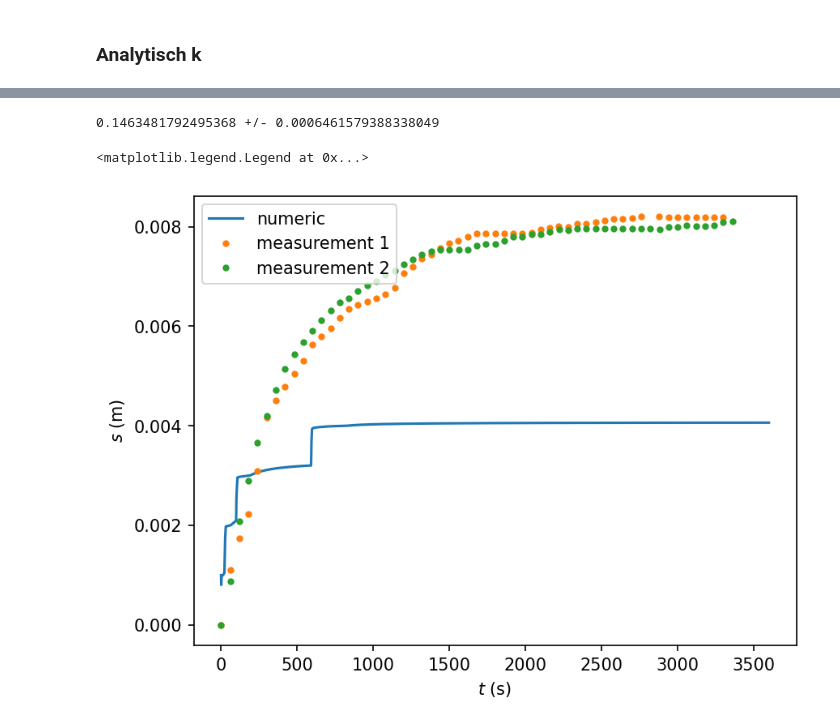
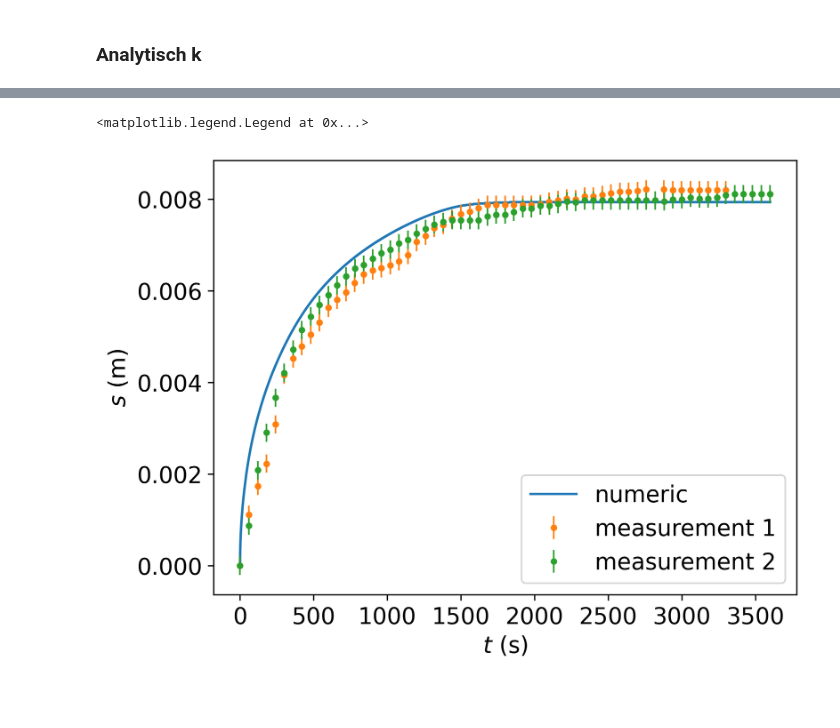
Before and after one commit to Morbotu/phase-transition-simulation, a Jupyter notebook: vergelijken_sim_real.ipynb, the cells around one changed output, grey strips where cells are left out. Drawn from its saved outputs; the diff is of its cells as text; code cells hidden in the pictures; blank space fills up the shorter version.

```diff
--- a/vergelijken_sim_real.ipynb
+++ b/vergelijken_sim_real.ipynb
@@ -3,8 +3,10 @@ import numpy as np
 from scipy.special import erf, erfc
 from scipy.optimize import root, curve_fit
 import matplotlib.pyplot as plt
+import re
 
-plt.rcParams["figure.dpi"] = 150
+plt.rcParams["figure.dpi"] = 300
+plt.rcParams["font.size"] = 14
 # %%
 Tm      = 54.        # *C
 Tw      = 120.        # *C
@@ -51,0 +59,20 @@ frames = np.where(np.arange(N, dtype=int) % int(t_fps) == 0)[0] # all iterations
+# %%
+dT = 0.05
+T, dT, dx, dt = open_sim_file("results,T0=120.0,dT=0.05,dx=1.0e-05,dt=1.0e-05.csv")
+
+x = np.arange(0, w, dx) # all cell positions
+N = int(t1 / dt) # number of iterations for simulation time
+
+t_fps = 1 / fps / dt # number of iterations between each frame
+frames = np.where(np.arange(N, dtype=int) % int(t_fps) == 0)[0] # all iterations that are displayed
+
+mushy_count = []
+
+for i in range(len(T)):
+    mushy_count.append(sum((Tm - dT < T[i]) & (T[i] < Tm + dT)))
+
+t = frames * dt
+plt.plot(t, mushy_count)
+plt.yticks(np.arange(max(mushy_count) + 1))
+plt.xlabel("$t$ (s)")
+plt.ylabel("# (-)")
@@ -52,38 +82,39 @@ frames = np.where(np.arange(N, dtype=int) % int(t_fps) == 0)[0] # all iterations
 # %%
 # T = np.loadtxt("returnsT0=120.0,dT=0.5,dx=4,dt=4_lossless.csv", delimiter=',')
 
-T = np.loadtxt("results,T0=120.0,dT=0.5,dx=1.0e-03,dt=1.0e-03.csv", delimiter=',')
+T, dT, dx, dt = open_sim_file("results,T0=120.0,dT=0.05,dx=1.0e-05,dt=1.0e-05.csv")
+x = np.arange(0, w, dx) # all cell positions
+N = int(t1 / dt) # number of iterations for simulation time
+
+fps = 1
+t_fps = 1 / fps / dt # number of iterations between each frame
+frames = np.where(np.arange(N, dtype=int) % int(t_fps) == 0)[0] # all iterations that are displayed
+
 
 _, t_exp1, s_exp1 = np.loadtxt("VID2_20250702_121653112.csv", delimiter=',', skiprows=1).T
 _, t_exp2, s_exp2 = np.loadtxt("VID2_20250702_141248613.csv", delimiter=',', skiprows=1).T
 
 s_exp1 /= 1e3
 s_exp2 /= 1e3
 
 s = [x[np.abs(T[0] - Tm).argmin()]]
 for i in range(1, len(frames)):
     index_min = np.abs(T[i] - Tm).argmin()
     if T[i][index_min] > Tm:
         s.append(x[index_min] + (Tm - T[i][index_min]) / (T[i][index_min + 1] - T[i][index_min]) * dx)
     if T[i][index_min] < Tm:
         s.append(x[index_min] - (Tm - T[i][index_min]) / (T[i][index_min - 1] - T[i][index_min]) * dx)
 
 # s = [x[np.abs(T[i] - Tm).argmin()] for i in range(len(frames))]
 t = frames * dt
 
-X_i = lambda t, k: 2 * k * np.sqrt(a_l * t)
-popt, popv = curve_fit(X_i, t, s)
-error = np.sqrt(np.diag(popv))
-print(f"{popt[0]} +/- {error[0]}")
-
 plt.plot(t, s, label="numeric")
-plt.plot(t_exp1[t_exp1 < t1] - min(t_exp1), s_exp1[t_exp1 < t1], '.', label="measurement 1")
-plt.plot(t_exp2[t_exp2 < t1] - min(t_exp2), s_exp2[t_exp2 < t1], '.', label="measurement 2")
+plt.errorbar(t_exp1[t_exp1 < t1 + min(t_exp1)] - min(t_exp1), s_exp1[t_exp1 < t1 + min(t_exp1)], yerr=0.0002, elinewidth=1, fmt='.', label="measurement 1")
+plt.errorbar(t_exp2[t_exp2 < t1 + min(t_exp2)] - min(t_exp2), s_exp2[t_exp2 < t1 + min(t_exp2)], yerr=0.0002, elinewidth=1, fmt='.', label="measurement 2")
 # plt.plot(t, 2 * k * np.sqrt(a_l * t), label="analytic")
 plt.xlabel("$t$ (s)")
 plt.ylabel("$s$ (m)")
-plt.legend(loc="upper left")
+plt.legend(loc="lower right")
 # %% [output]
-0.1463481792495368 +/- 0.0006461579388338049
+<matplotlib.legend.Legend at 0x...>
-<matplotlib.legend.Legend at 0x...>
-[figure, old version]
+[figure, new version]
```
Also changed, not shown: parts of 8 cells of this notebook, 2 other files.
